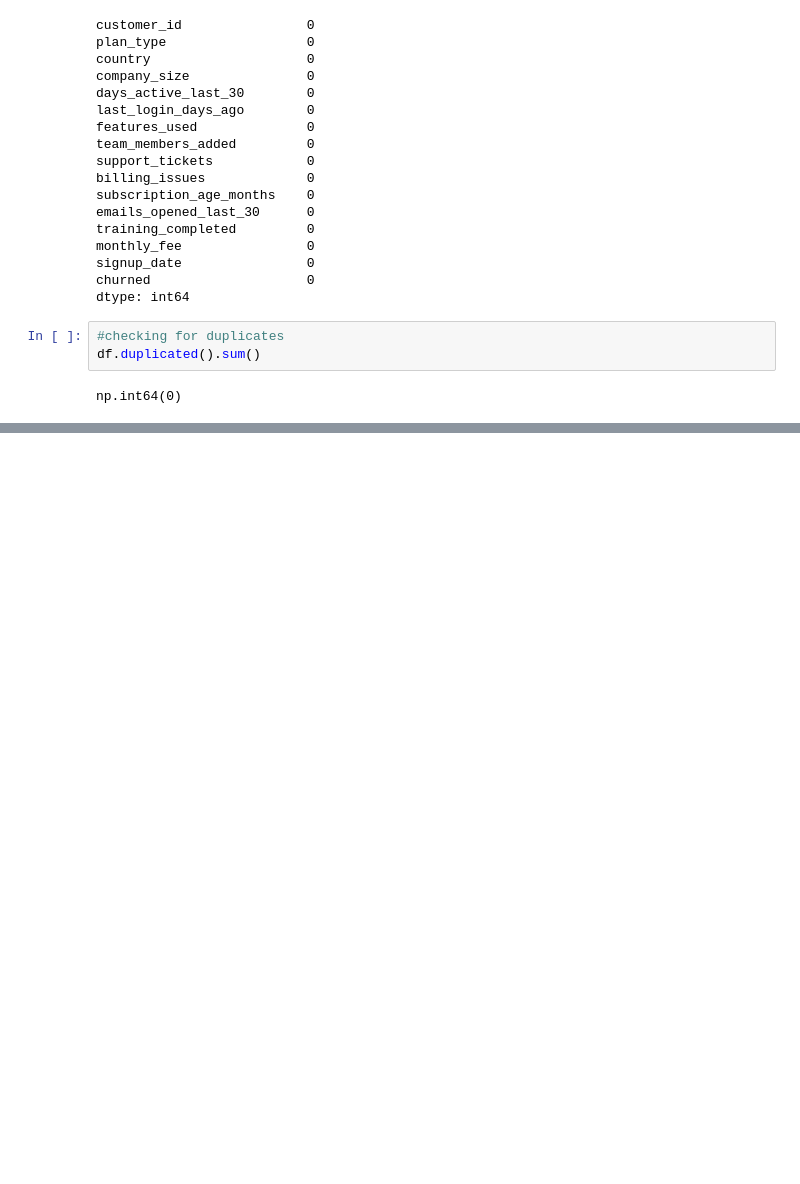
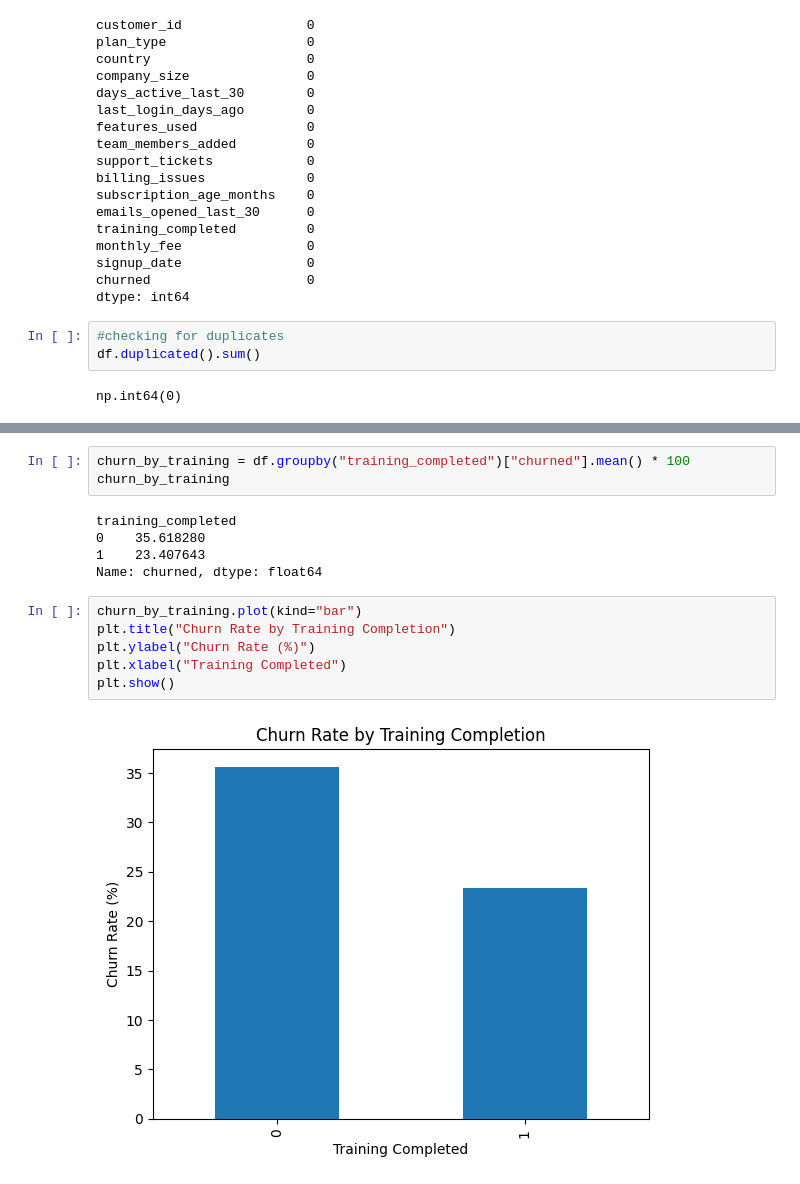
Before and after one commit to Toluwalase-Taiwo/retentionIQ, a Jupyter notebook: notebooks/eda_analysis.ipynb, the cells around one changed output, grey strips where cells are left out. Drawn from its saved outputs; the diff is of its cells as text; blank space fills up the shorter version.

```diff
--- a/notebooks/eda_analysis.ipynb
+++ b/notebooks/eda_analysis.ipynb
@@ -96,0 +216,16 @@ KeyError: 'churn'
+# %%
+churn_by_training = df.groupby("training_completed")["churned"].mean() * 100
+churn_by_training
+# %% [output]
+training_completed
+0    35.618280
+1    23.407643
+Name: churned, dtype: float64
+# %%
+churn_by_training.plot(kind="bar")
+plt.title("Churn Rate by Training Completion")
+plt.ylabel("Churn Rate (%)")
+plt.xlabel("Training Completed")
+plt.show()
+# %% [output]
+[figure, added]
```
Also changed, not shown: parts of 51 cells of this notebook, 2 other files.
